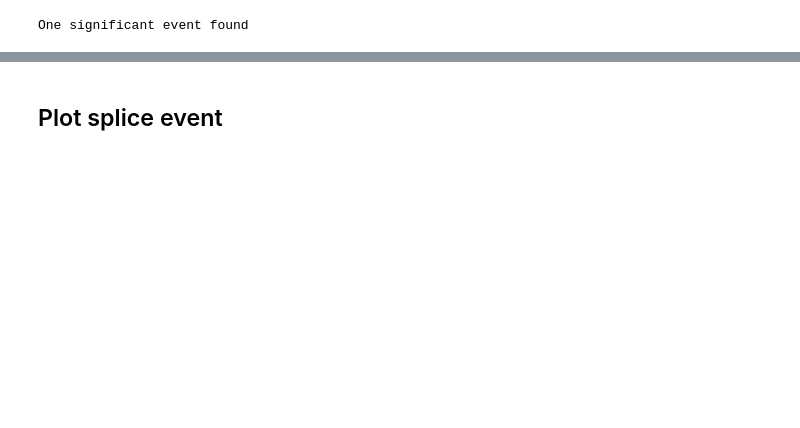
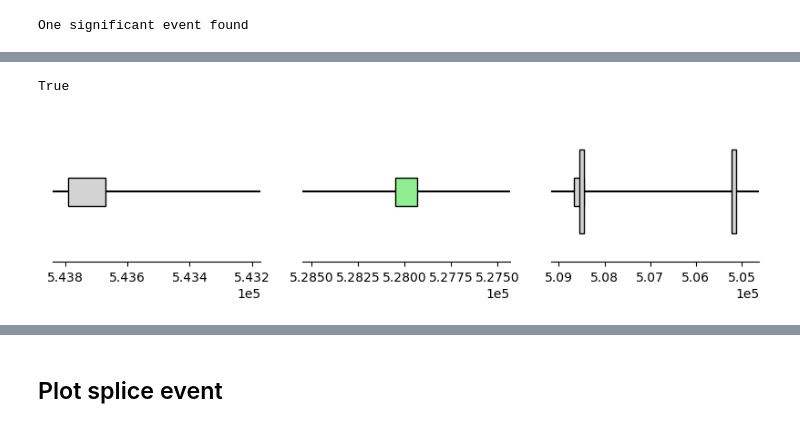
Before and after one commit to NaegleLab/ExonPTMapper, a Jupyter notebook: SQL_Database/rmats.ipynb, the cells around one changed output, grey strips where cells are left out. Saved outputs shown, nothing was run; the diff lists cells and outputs as text; code cells hidden in the pictures; blank space fills up the shorter version.

```diff
--- a/SQL_Database/rmats.ipynb
+++ b/SQL_Database/rmats.ipynb
@@ -61,0 +659,69 @@ downstream_region = (data_sub['downstreamES'], data_sub['downstreamEE'])
+# %%
+noncoding_color = 'lightgray'
+coding_color = 'lightgrey'
+
+fig, ax = plt.subplots(figsize=(10, 2), ncols = 3)
+fig.subplots_adjust(wspace=0.2)
+
+fiveprime = trim_exons.iloc[0]['Gene_Start']
+threeprime = trim_exons.iloc[0]['Gene_End']
+rect = patches.Rectangle((fiveprime,0.4), threeprime - fiveprime, 0.2, facecolor = noncoding_color, edgecolor = 'black', zorder = 2)
+ax[0].add_patch(rect)
+ax[0].set_xlim(fiveprime - 500, threeprime +50)
+ax[0].axhline(0.5, color = 'k', zorder = 1)
+ax[0].set_yticks([])
+ax[0].spines['right'].set_visible(False)
+ax[0].spines['left'].set_visible(False)
+ax[0].spines['top'].set_visible(False)
+ax[0].invert_xaxis()
+
+fiveprime = trim_exons.iloc[1]['Gene_Start']
+threeprime = trim_exons.iloc[1]['Gene_End']
+rect = patches.Rectangle((fiveprime,0.4), threeprime - fiveprime, 0.2, facecolor = 'lightgreen', edgecolor = 'black', zorder = 2)
+ax[1].add_patch(rect)
+ax[1].set_xlim(fiveprime - 500, threeprime +500)
+ax[1].axhline(0.5, color = 'k', zorder = 1)
+ax[1].spines['left'].set_visible(False)
+ax[1].spines['top'].set_visible(False)
+ax[1].spines['right'].set_visible(False)
+ax[1].set_yticks([])
+ax[1].invert_xaxis()
+
+
+for i, row in trim_exons.iloc[2:4].iterrows():
+    threeprime = row['Gene_End']
+    fiveprime = row['Gene_Start']
+    if threeprime < gene_cds_start or fiveprime > gene_cds_end: #fully noncoding
+        print('True')
+        rect = patches.Rectangle((fiveprime,0.2), threeprime - fiveprime, 0.6, facecolor = noncoding_color, edgecolor = 'black', zorder = 2)
+        ax[2].add_patch(rect)
+    elif fiveprime >= gene_cds_start and threeprime <= gene_cds_end: #fully coding
+        print('True')
+        rect = patches.Rectangle((fiveprime,0.2), threeprime - fiveprime, 0.6, facecolor = coding_color, edgecolor = 'black', zorder = 2)
+        ax[2].add_patch(rect)
+    else:#partially coding
+        noncoding_rect = patches.Rectangle((fiveprime,0.4), threeprime - fiveprime, 0.2, facecolor = noncoding_color, edgecolor = 'black', zorder = 2)
+        ax[2].add_patch(noncoding_rect)
+
+        if fiveprime < gene_cds_start:
+            fiveprime = gene_cds_start
+        if threeprime > gene_cds_end:
+            threeprime = gene_cds_end
+
+        noncoding_rect = patches.Rectangle((fiveprime,0.2), threeprime - fiveprime, 0.6, facecolor = coding_color, edgecolor = 'black', zorder = 3)
+        ax[2].add_patch(noncoding_rect)
+ax[2].set_xlim(trim_exons.iloc[2:4]['Gene_Start'].min()-500, trim_exons.iloc[2:4]['Gene_End'].max() + 500)
+ax[2].invert_xaxis()
+ax[2].set_yticks([])
+ax[2].axhline(0.5, color = 'k', zorder = 1)
+ax[2].spines['left'].set_visible(False)
+ax[2].spines['top'].set_visible(False)
+ax[2].spines['right'].set_visible(False)
+#change to scientific notation with 2 significant digits
+ax[0].ticklabel_format(style='sci', axis='x', scilimits=(0,0) )
+
+ax[1].ticklabel_format(style='sci', axis='x', scilimits=(0,0))
+ax[2].ticklabel_format(style='sci', axis='x', scilimits=(0,0))
+# %% [output]
+True
+[figure, added]
```
Also changed, not shown: parts of 53 cells of this notebook, 3 other files.
